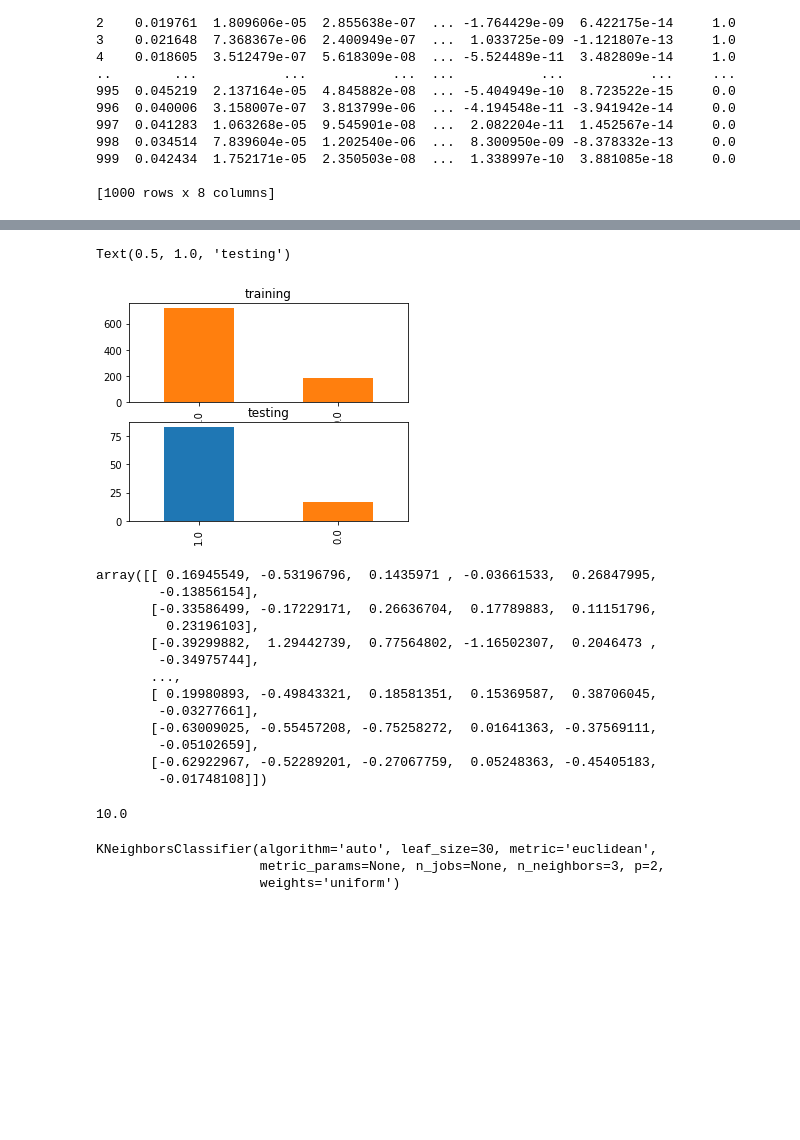
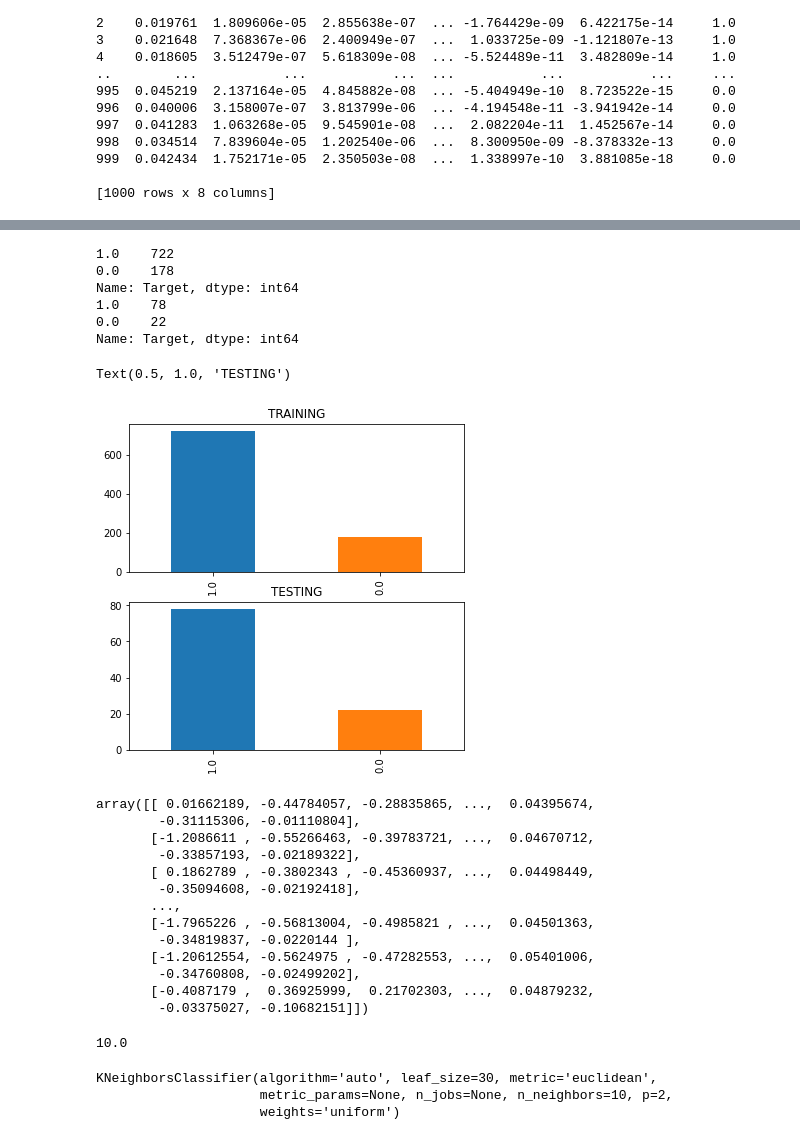
Before and after one commit to aisyahdnn/Skripsi, a Jupyter notebook: Dataset8020.ipynb, the cells around one changed output, grey strips where cells are left out. Cells and saved outputs as stored; diff of their text form; code cells hidden in the pictures; blank space fills up the shorter version.

```diff
--- a/Dataset8020.ipynb
+++ b/Dataset8020.ipynb
@@ -134,24 +134,19 @@ print (dataset)
 999  0.042434  1.752171e-05  2.350503e-08  ...  1.338997e-10  3.881085e-18     0.0
 
 [1000 rows x 8 columns]
-# %%
-#replace NaN
-zero_not_accepted = [ 'H1', 'H2', 'H3', 'H4', 'H5', 'H6', 'H7' ]
-
-for colum in zero_not_accepted:
-   # dataset [colum] = dataset[colum].replace(0, np.NaN)
-    mean = int(dataset[colum].mean(skipna=True))
-    dataset[colum] = dataset[colum].replace(np.NaN, mean)
 # %%
-#split target and attribute
-x = dataset.iloc[:, 1:7]
-y = dataset.iloc[:, 7]
+#split target and attribute (membagi data)
+x = dataset.iloc[:, 0:7] #mulai dr colmn index ke0, sbnyk 7 colmn msuk ke var (X)
+y = dataset.iloc[:, 7] #hny colmn  index ke7 yg msuk ke var (Y)
+
+
 #split train n test dataset
-x_train, x_test, y_train, y_test = train_test_split(x,y, random_state=0, test_size=0.1)
+x_train, x_test, y_train, y_test = train_test_split(x,y, random_state=2, test_size=0.1)
+
 print(len(y_test))
 print(len(x_train))
 print(len(dataset))
-y
+x
 # %% [output]
 100
 900
@@ -171,45 +167,54 @@ Name: Target, Length: 1000, dtype: float64
 # %%
-x_train
-x_test
-y_train
-len(y_test)
+print(y_train.value_counts()) #mnmpilkn jum.data y_train brdsrkn value
 
-plt.figure(figsize=(5,4))
-plt.subplot(2,1,1);y_train.value_counts().plot(kind='bar', color=['C1','C1','C2','C3','C4','C5','C6']);plt.title('training')
-plt.subplot(2,1,2);y_test.value_counts().plot(kind='bar', color=['C0','C1','C2','C3','C4','C5','C6']);plt.title('testing')
+print(y_test.value_counts())  #mnmpilkn jum.data y_test brdsrkn value
+
+
+plt.figure(figsize=(6,6)) #mngtur ukuran skla grafik
+
+#mnmpilkn visualisasi grafik
+plt.subplot(2,1,1);y_train.value_counts().plot(kind='bar', color=['C0','C1','C2','C3','C4','C5','C6']);plt.title('TRAINING')
+plt.subplot(2,1,2);y_test.value_counts().plot(kind='bar', color=['C0','C1','C2','C3','C4','C5','C6']);plt.title('TESTING')
 # %% [output]
-Text(0.5, 1.0, 'testing')
+1.0    722
+0.0    178
+Name: Target, dtype: int64
+1.0    78
+0.0    22
+Name: Target, dtype: int64
+Text(0.5, 1.0, 'TESTING')
-[figure, old version]
+[figure, new version]
 # %%
 #scaling data
 sc_x = StandardScaler()
 x_train = sc_x.fit_transform(x_train)
+
 x_test = sc_x.transform(x_test)
 x_train
 # %% [output]
-array([[ 0.16945549, -0.53196796,  0.1435971 , -0.03661533,  0.26847995,
-        -0.13856154],
-       [-0.33586499, -0.17229171,  0.26636704,  0.17789883,  0.11151796,
-         0.23196103],
-       [-0.39299882,  1.29442739,  0.77564802, -1.16502307,  0.2046473 ,
-        -0.34975744],
+array([[ 0.01662189, -0.44784057, -0.28835865, ...,  0.04395674,
+        -0.31115306, -0.01110804],
+       [-1.2086611 , -0.55266463, -0.39783721, ...,  0.04670712,
+        -0.33857193, -0.02189322],
+       [ 0.1862789 , -0.3802343 , -0.45360937, ...,  0.04498449,
+        -0.35094608, -0.02192418],
        ...,
-       [ 0.19980893, -0.49843321,  0.18581351,  0.15369587,  0.38706045,
-        -0.03277661],
-       [-0.63009025, -0.55457208, -0.75258272,  0.01641363, -0.37569111,
-        -0.05102659],
-       [-0.62922967, -0.52289201, -0.27067759,  0.05248363, -0.45405183,
-        -0.01748108]])
+       [-1.7965226 , -0.56813004, -0.4985821 , ...,  0.04501363,
+        -0.34819837, -0.0220144 ],
+       [-1.20612554, -0.5624975 , -0.47282553, ...,  0.05401006,
+        -0.34760808, -0.02499202],
+       [-0.4087179 ,  0.36925999,  0.21702303, ...,  0.04879232,
+        -0.03375027, -0.10682151]])
 # %%
 math.sqrt(len(y_test))
 # %% [output]
 10.0
 # %%
 #choose method and fitting
-classifier = KNeighborsClassifier(n_neighbors=3,p=2,metric='euclidean')
+classifier = KNeighborsClassifier(n_neighbors=10,p=2,metric='euclidean')
 classifier.fit (x_train, y_train)
 # %% [output]
 KNeighborsClassifier(algorithm='auto', leaf_size=30, metric='euclidean',
-                     metric_params=None, n_jobs=None, n_neighbors=3, p=2,
+                     metric_params=None, n_jobs=None, n_neighbors=10, p=2,
                      weights='uniform')
 # %%
```
Also changed, not shown: parts of 4 cells of this notebook.
